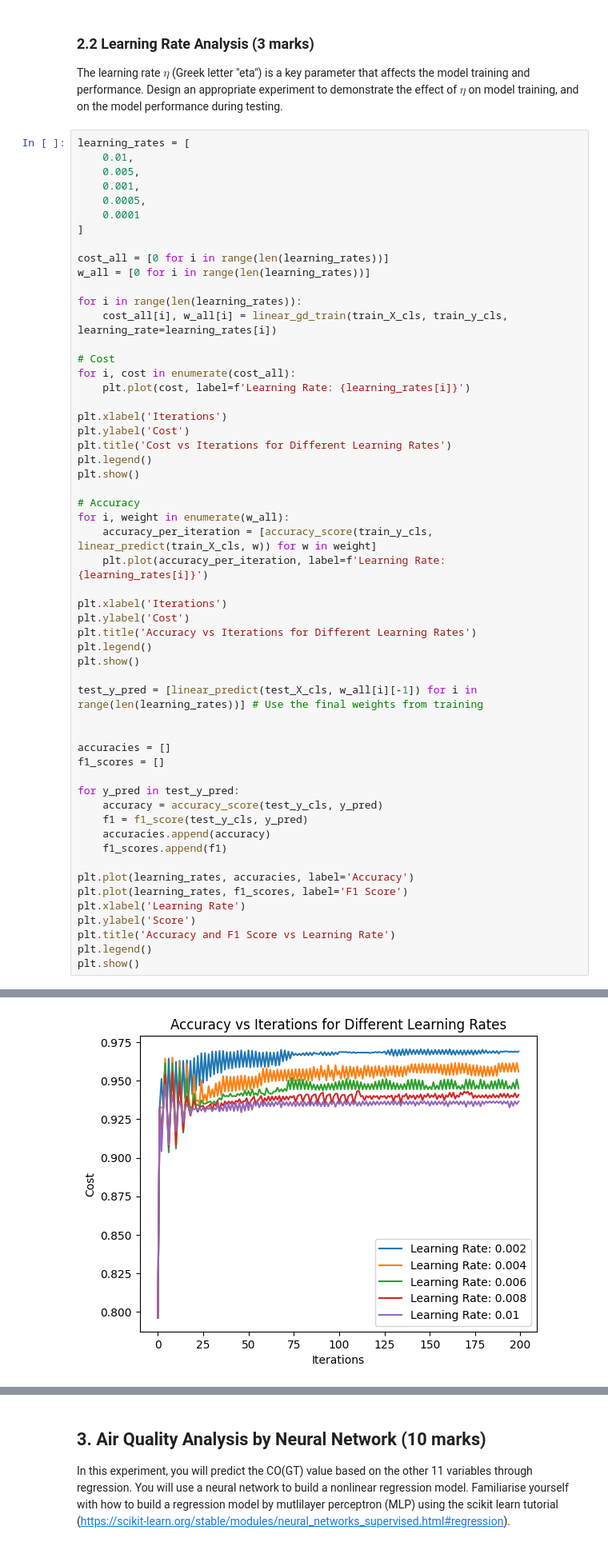
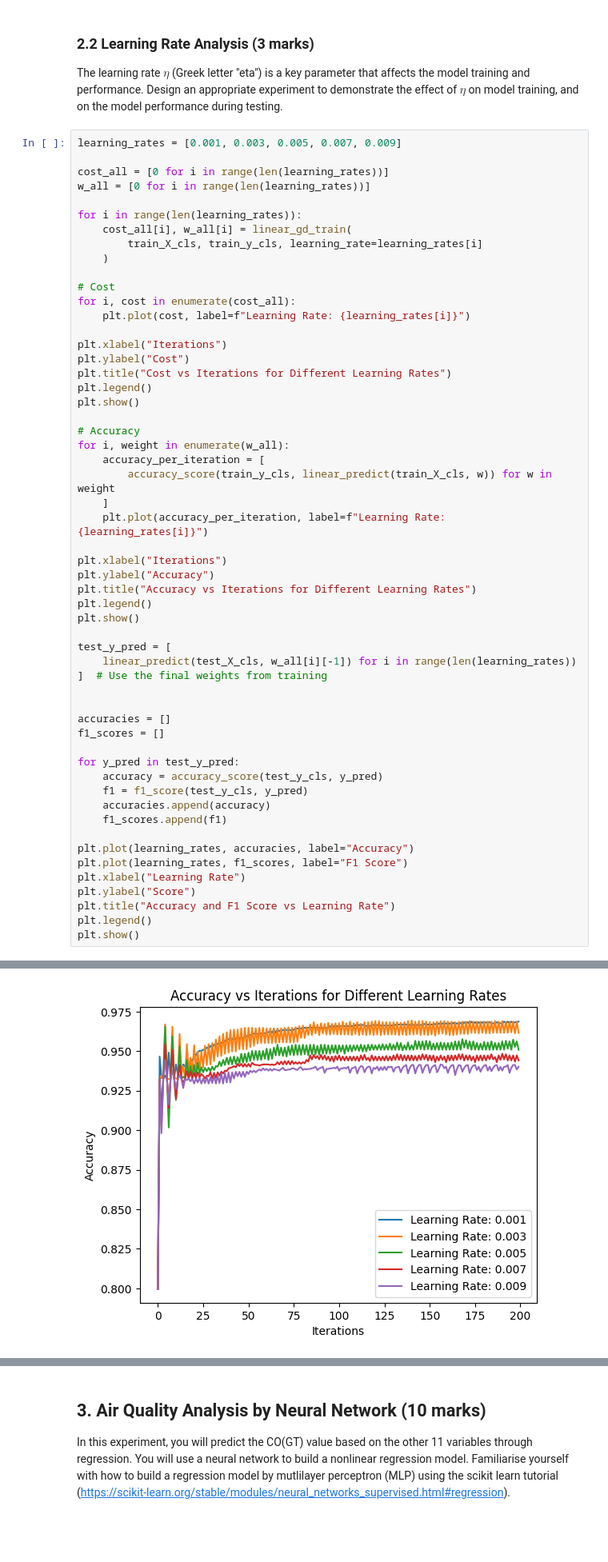
Before and after one commit to orbitaldr0p/COMP24112-Labs, a Jupyter notebook: COMP24112_CW.ipynb, the cells around one changed output, grey strips where cells are left out. Shown at 80% size. Saved outputs shown, nothing was run; the diff lists cells and outputs as text.

```diff
--- a/COMP24112_CW.ipynb
+++ b/COMP24112_CW.ipynb
@@ -208,42 +208,42 @@ Test Set F1 Score: 0.8135593220338984
 
 The learning rate $\eta$ (Greek letter "eta") is a key parameter that affects the model training and performance. Design an appropriate experiment to demonstrate the effect of $\eta$ on model training, and on the model performance during testing.
 # %%
-learning_rates = [
-    0.01,
-    0.005,
-    0.001,
-    0.0005,
-    0.0001
-]
+learning_rates = [0.001, 0.003, 0.005, 0.007, 0.009]
 
 cost_all = [0 for i in range(len(learning_rates))]
 w_all = [0 for i in range(len(learning_rates))]
 
 for i in range(len(learning_rates)):
-    cost_all[i], w_all[i] = linear_gd_train(train_X_cls, train_y_cls, learning_rate=learning_rates[i])
+    cost_all[i], w_all[i] = linear_gd_train(
+        train_X_cls, train_y_cls, learning_rate=learning_rates[i]
+    )
 
 # Cost
 for i, cost in enumerate(cost_all):
-    plt.plot(cost, label=f'Learning Rate: {learning_rates[i]}')
+    plt.plot(cost, label=f"Learning Rate: {learning_rates[i]}")
 
-plt.xlabel('Iterations')
-plt.ylabel('Cost')
-plt.title('Cost vs Iterations for Different Learning Rates')
+plt.xlabel("Iterations")
+plt.ylabel("Cost")
+plt.title("Cost vs Iterations for Different Learning Rates")
 plt.legend()
 plt.show()
 
 # Accuracy
 for i, weight in enumerate(w_all):
-    accuracy_per_iteration = [accuracy_score(train_y_cls, linear_predict(train_X_cls, w)) for w in weight]
-    plt.plot(accuracy_per_iteration, label=f'Learning Rate: {learning_rates[i]}')
+    accuracy_per_iteration = [
+        accuracy_score(train_y_cls, linear_predict(train_X_cls, w)) for w in weight
+    ]
+    plt.plot(accuracy_per_iteration, label=f"Learning Rate: {learning_rates[i]}")
 
-plt.xlabel('Iterations')
-plt.ylabel('Cost')
-plt.title('Accuracy vs Iterations for Different Learning Rates')
+plt.xlabel("Iterations")
+plt.ylabel("Accuracy")
+plt.title("Accuracy vs Iterations for Different Learning Rates")
 plt.legend()
 plt.show()
 
-test_y_pred = [linear_predict(test_X_cls, w_all[i][-1]) for i in range(len(learning_rates))] # Use the final weights from training
+test_y_pred = [
+    linear_predict(test_X_cls, w_all[i][-1]) for i in range(len(learning_rates))
+]  # Use the final weights from training
 
 
 accuracies = []
@@ -255,11 +255,11 @@ for y_pred in test_y_pred:
     accuracies.append(accuracy)
     f1_scores.append(f1)
 
-plt.plot(learning_rates, accuracies, label='Accuracy')
-plt.plot(learning_rates, f1_scores, label='F1 Score')
-plt.xlabel('Learning Rate')
-plt.ylabel('Score')
-plt.title('Accuracy and F1 Score vs Learning Rate')
+plt.plot(learning_rates, accuracies, label="Accuracy")
+plt.plot(learning_rates, f1_scores, label="F1 Score")
+plt.xlabel("Learning Rate")
+plt.ylabel("Score")
+plt.title("Accuracy and F1 Score vs Learning Rate")
 plt.legend()
 plt.show()
 # %% [output]
@@ -267 +267 @@ plt.show()
-[figure, old version]
+[figure, new version]
```
Also changed, not shown: parts of 4 cells of this notebook.
